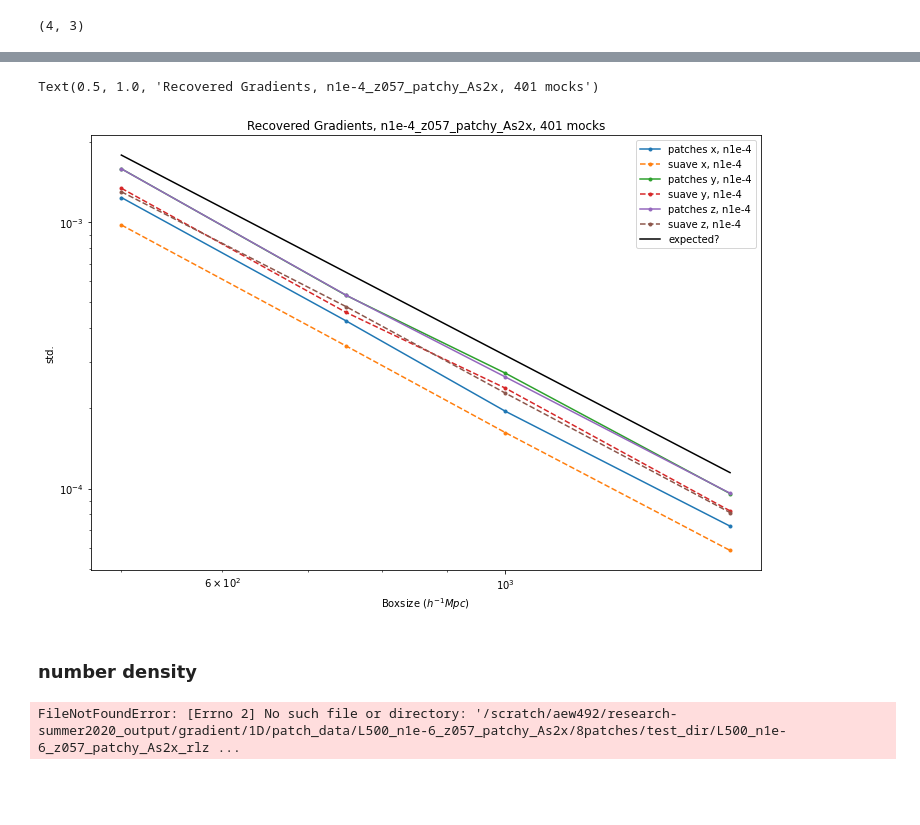
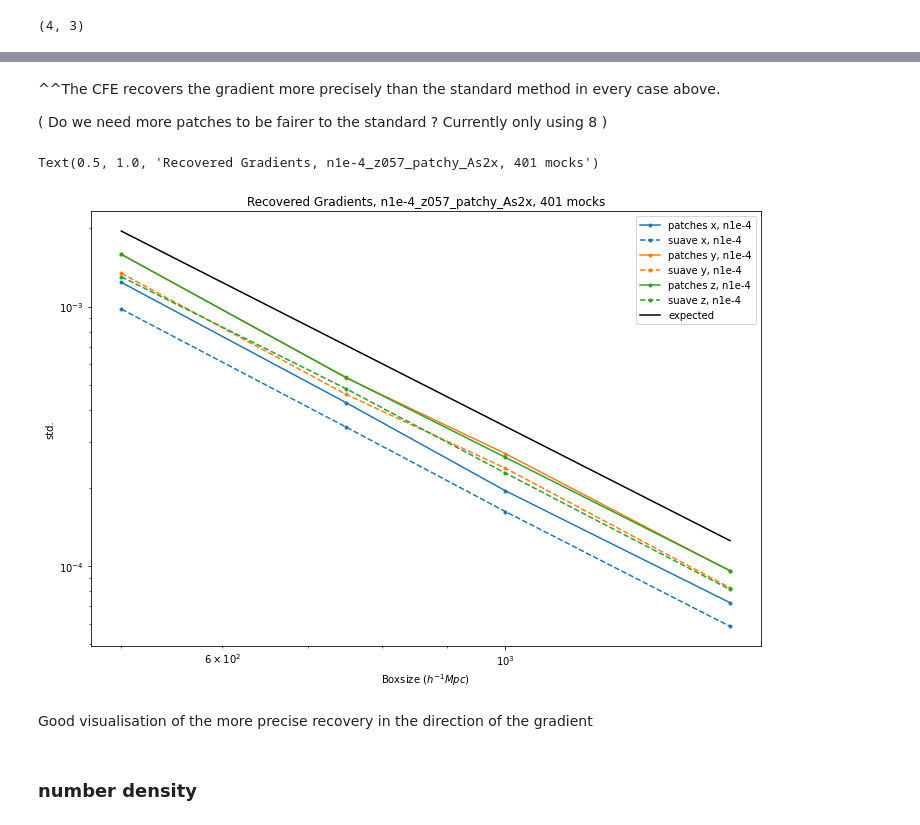
Before and after one commit to abbyw24/CFE_gradients, a Jupyter notebook: notebooks/new_precision_check.ipynb, the cells around one changed output, grey strips where cells are left out. Cells and saved outputs as stored; diff of their text form; code cells hidden in the pictures; blank space fills up the shorter version.

```diff
--- a/notebooks/new_precision_check.ipynb
+++ b/notebooks/new_precision_check.ipynb
@@ -392,13 +447,3 @@ grads_rec_n1e4_s = (amps_n1e4_s[:,:,1:].T / amps_n1e4_s[:,:,0].T).T
 grads_rec_n1e4_p.shape
 # %% [output]
 (4, 401, 3)
-# %%
-comp = 0
-boxsize = 0
-_, bins, _ = plt.hist(grads_rec_n1e4_p[boxsize,:,comp], bins=20, alpha=0.5, histtype='stepfilled', label='patches')
-plt.hist(grads_rec_n1e4_s[boxsize,:,comp], bins=bins, alpha=0.5, histtype='stepfilled', label='suave')
-
-plt.title(f'Recovered Grad, L{Ls[boxsize]} n1e-4, {comps[comp]}')
-plt.xlabel('Recovered Grad.')
-plt.ylabel('# mocks')
-plt.legend()
@@ -407,0 +450,6 @@ plt.legend()
+# %%
+m = np.array([1.0,0,0])
+m = np.reshape(m, (len(m), 1))  # we need to 'pad' this array to make the matrix multiplication work
+b = 0.5
+grads_exp = (m / (b*Ls)).T
+grads_exp.shape
@@ -412,3 +462,23 @@ stds_grads_rec_n1e4_s = np.std(grads_rec_n1e4_s, axis=1)
 stds_grads_rec_n1e4_p.shape
 # %% [output]
 (4, 3)
+# %%
+comps = ['x', 'y', 'z']
+
+for L in range(len(Ls)):
+    fig, axs = plt.subplots(1, 3, figsize=(16,4))
+
+    for i in range(len(comps)):
+        _, bins, _ = axs[i].hist(grads_rec_n1e4_p[L,:,i], bins=20, alpha=0.5, histtype='stepfilled', label='patches', zorder=10)
+        axs[i].hist(grads_rec_n1e4_s[L,:,i], bins=bins, alpha=0.5, histtype='stepfilled', label='suave')
+
+        axs[i].axvline(grads_exp[L,i], color='k', alpha=0.5, lw=1, label='input')
+        axs[i].annotate(f'$\sigma_P$ = {stds_grads_rec_n1e4_p[L,i]:.6f}', (0,0), (0,-45), xycoords='axes points')
+        axs[i].annotate(f'$\sigma_S$ = {stds_grads_rec_n1e4_s[L,i]:.6f}', (0,0), (0,-60), xycoords='axes points')
+
+        axs[i].set_title(comps[i])
+        axs[i].set_xlabel('Recovered Grad.')
+        axs[i].set_ylabel('# mocks')
+        axs[i].legend()
+
+    fig.suptitle(f'Recovered Grad, L{Ls[L]} n1e-4, 401 mocks')
@@ -415,28 +490,33 @@ stds_grads_rec_n1e4_p.shape
+# %% [markdown]
+^^The CFE recovers the gradient more precisely than the standard method in every case above.
+
+( Do we need more patches to be fairer to the standard ? Currently only using 8 )
 # %%
 fig, ax = plt.subplots(figsize=(12,8))
 
 comps = ['x', 'y', 'z']
+Cs = ['C0', 'C1', 'C2']
 
 for i in range(3):
-    ax.plot(Ls, stds_grads_rec_n1e4_p[:,i], marker='.', label=f'patches {comps[i]}, n1e-4')
-    ax.plot(Ls, stds_grads_rec_n1e4_s[:,i], marker='.', ls='dashed', label=f'suave {comps[i]}, n1e-4')
+    ax.plot(Ls, stds_grads_rec_n1e4_p[:,i], marker='.', color=Cs[i], label=f'patches {comps[i]}, n1e-4')
+    ax.plot(Ls, stds_grads_rec_n1e4_s[:,i], marker='.', color=Cs[i], ls='dashed', label=f'suave {comps[i]}, n1e-4')
 
 # scaling lines
 x = np.linspace(min(Ls), max(Ls), 2)
-ax.plot(Ls, scalings_L, color='k', label='expected?')
-# ax.plot(x, (10**4)*x**(-2.5), color='k', ls='dotted', label=f'x^(-2.5)')
-# ax.plot(x, (10**4.5)*x**(-2), color='k', ls='dotted', label=f'x^(-2)')
+ax.plot(Ls_cont, 10**-.9*scalings_L, color='k', label='expected')
 # ax.plot(x, (10**1.5)*x**(-1), color='k', ls='dotted', label=f'x^(-1)')
 
 # ax.set_ylim(-0.001,0.02)
 ax.set_xscale('log')
 ax.set_yscale('log')
 ax.set_xlabel('Boxsize ($h^{-1}Mpc$)')
 ax.set_ylabel('std.')
 ax.legend()
 ax.set_title('Recovered Gradients, n1e-4_z057_patchy_As2x, 401 mocks')
 # %% [output]
 Text(0.5, 1.0, 'Recovered Gradients, n1e-4_z057_patchy_As2x, 401 mocks')
-[figure, old version]
+[figure, new version]
+# %% [markdown]
+Good visualisation of the more precise recovery in the direction of the gradient
 # %% [markdown]
 ### number density
@@ -446,7 +528,6 @@ amps_L500_n1e6_p = load_patch_amps('L500_n1e-6_z057_patchy_As2x')
 amps_L500_n1e5_p = load_patch_amps('L500_n1e-5_z057_patchy_As2x')
 amps_L500_n1e4_p = load_patch_amps('L500_n1e-4_z057_patchy_As2x')
 amps_L500_n2e4_p = load_patch_amps('L500_n2e-4_z057_patchy_As2x')
+amps_L500_n4e4_p = load_patch_amps('L500_n4e-4_z057_patchy_As2x')
 
-# amps_n1e4_p = np.array([amps_L500_n1e4_p, amps_L750_n1e4_p, amps_L1000_n1e4_p, amps_L1500_n1e4_p])
+amps_L500_p = np.array([amps_L500_n1e6_p, amps_L500_n1e5_p, amps_L500_n1e4_p, amps_L500_n2e4_p, amps_L500_n4e4_p])
-# %% [output]
-FileNotFoundError: [Errno 2] No such file or directory: '/scratch/aew492/research-summer2020_output/gradient/1D/patch_data/L500_n1e-6_z057_patchy_As2x/8patches/test_dir/L500_n1e-6_z057_patchy_As2x_rlz ...
```
Also changed, not shown: parts of 71 cells of this notebook, 3 other files.
